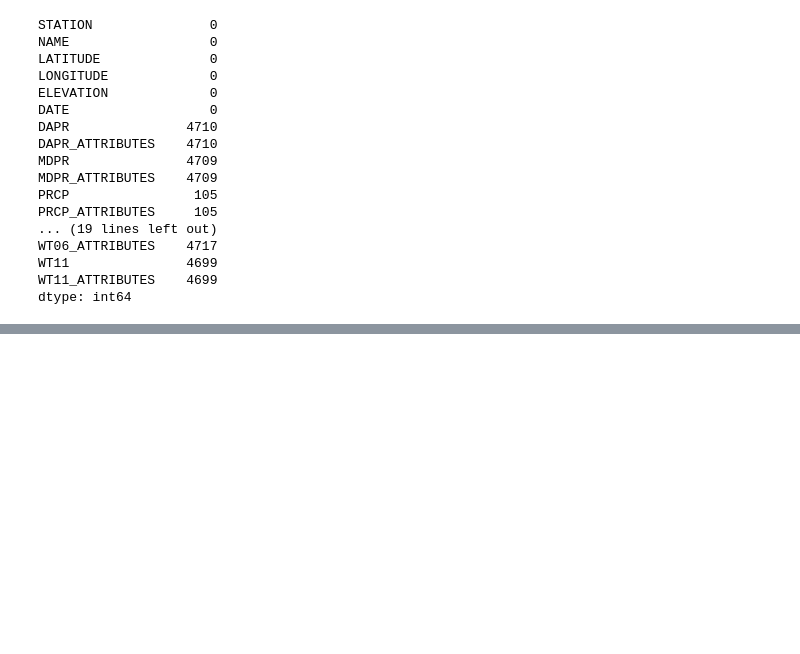
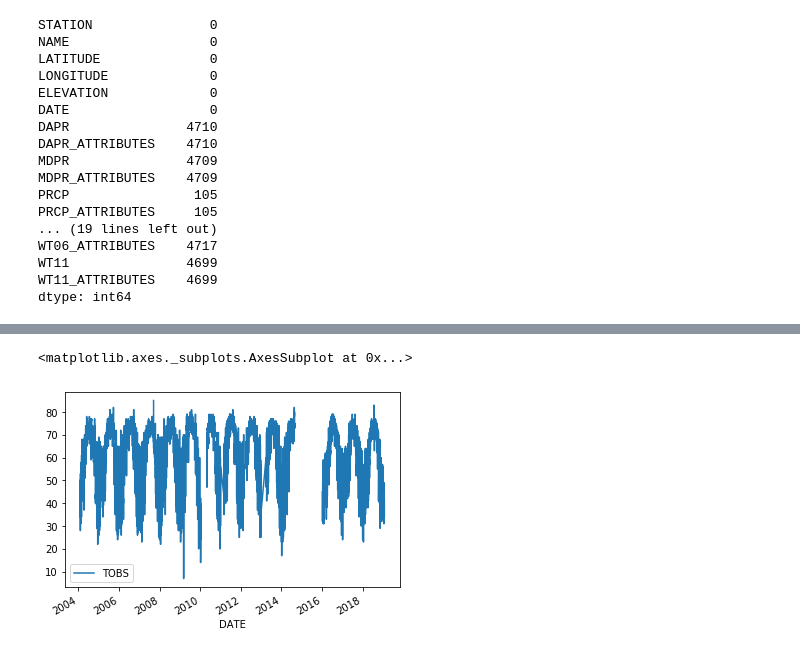
Before and after one commit to ravinder79/Climate-, a Jupyter notebook: climate_analysis.ipynb, the cells around one changed output, grey strips where cells are left out. Saved outputs shown, nothing was run; the diff lists cells and outputs as text; code cells hidden in the pictures; blank space fills up the shorter version.

```diff
--- a/climate_analysis.ipynb
+++ b/climate_analysis.ipynb
@@ -59,0 +50,2 @@ Name: DATE, Length: 4718, dtype: datetime64[ns]
+# %%
+df = df.set_index('DATE')
@@ -59,0 +59,7 @@ Name: DATE, Length: 4718, dtype: datetime64[ns]
+# %%
+by_date = df.reset_index()
+# %%
+by_date.plot(x = 'DATE', y = 'TOBS' )
+# %% [output]
+<matplotlib.axes._subplots.AxesSubplot at 0x...>
+[figure, added]
```
Also changed, not shown: parts of 4 cells of this notebook.
